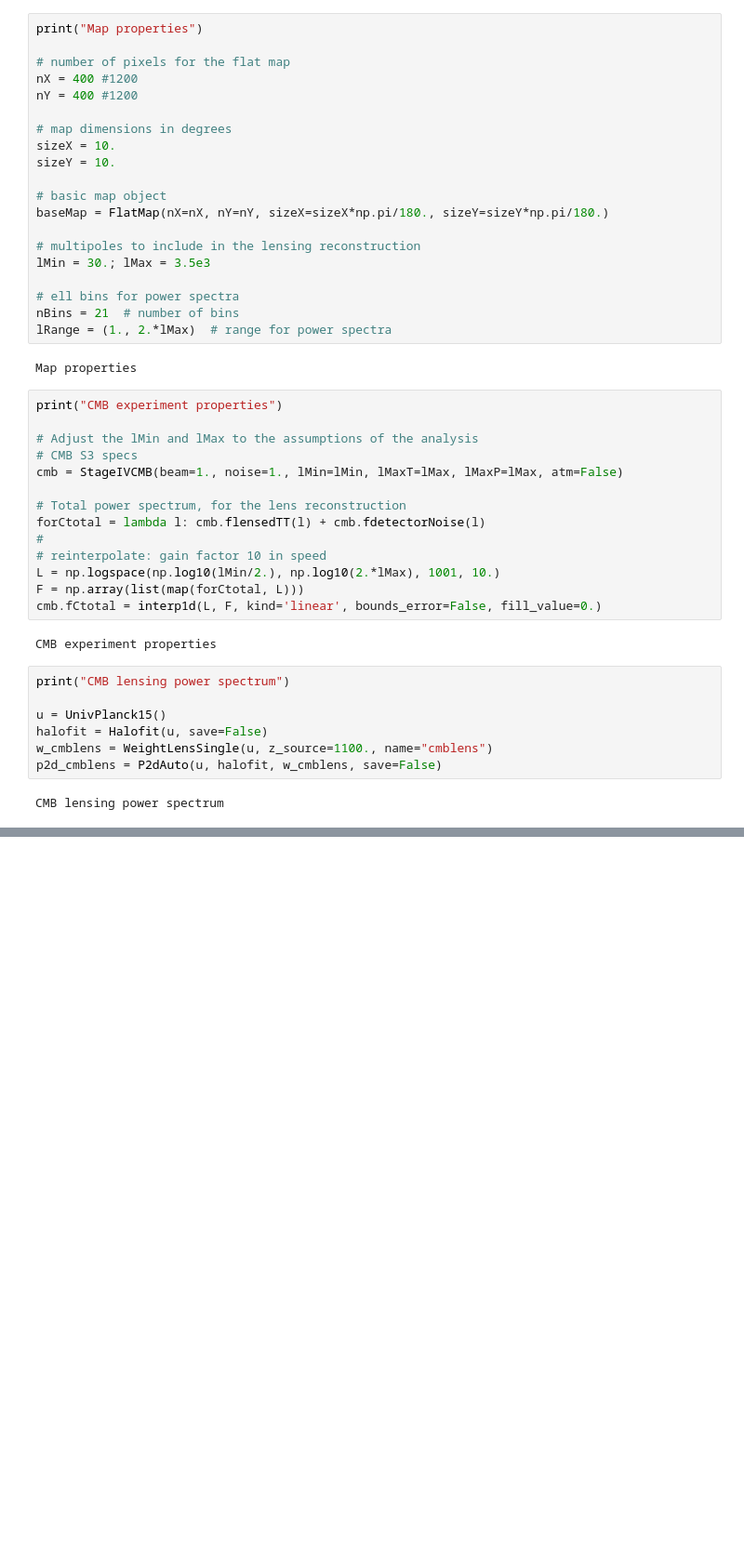
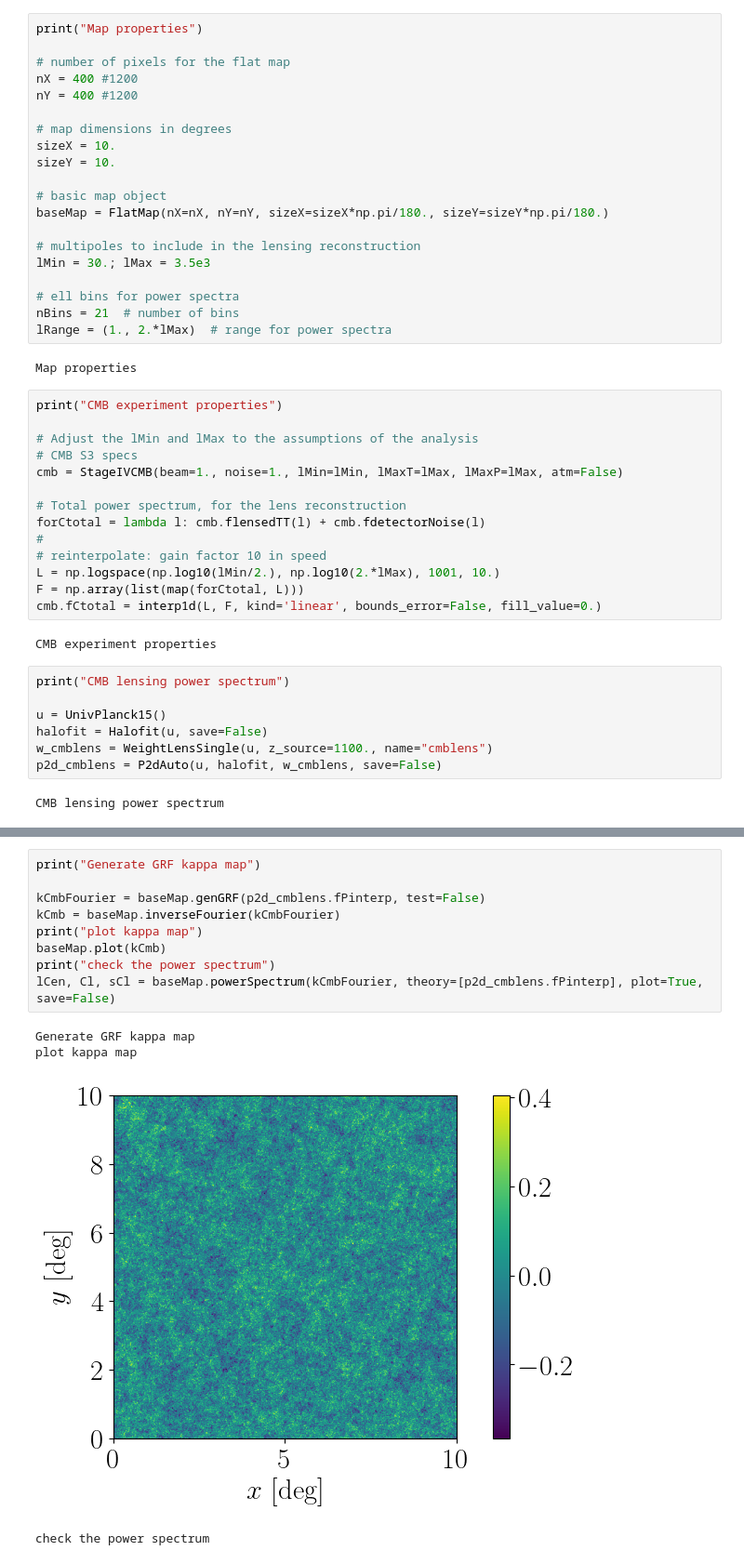
Before and after one commit to EmmanuelSchaan/LensQuEst, a Jupyter notebook: dev/scratch.ipynb, the cells around one changed output, grey strips where cells are left out. Shown at 93% size. Cells and saved outputs as stored; diff of their text form; blank space fills up the shorter version.

```diff
--- a/dev/scratch.ipynb
+++ b/dev/scratch.ipynb
@@ -61,0 +78,14 @@ CMB lensing power spectrum
+# %%
+print("Generate GRF kappa map")
+
+kCmbFourier = baseMap.genGRF(p2d_cmblens.fPinterp, test=False)
+kCmb = baseMap.inverseFourier(kCmbFourier)
+print("plot kappa map")
+baseMap.plot(kCmb)
+print("check the power spectrum")
+lCen, Cl, sCl = baseMap.powerSpectrum(kCmbFourier, theory=[p2d_cmblens.fPinterp], plot=True, save=False)
+# %% [output]
+Generate GRF kappa map
+plot kappa map
+[figure, added]
+check the power spectrum
```
Also changed, not shown: parts of 8 cells of this notebook, 5 other files.
